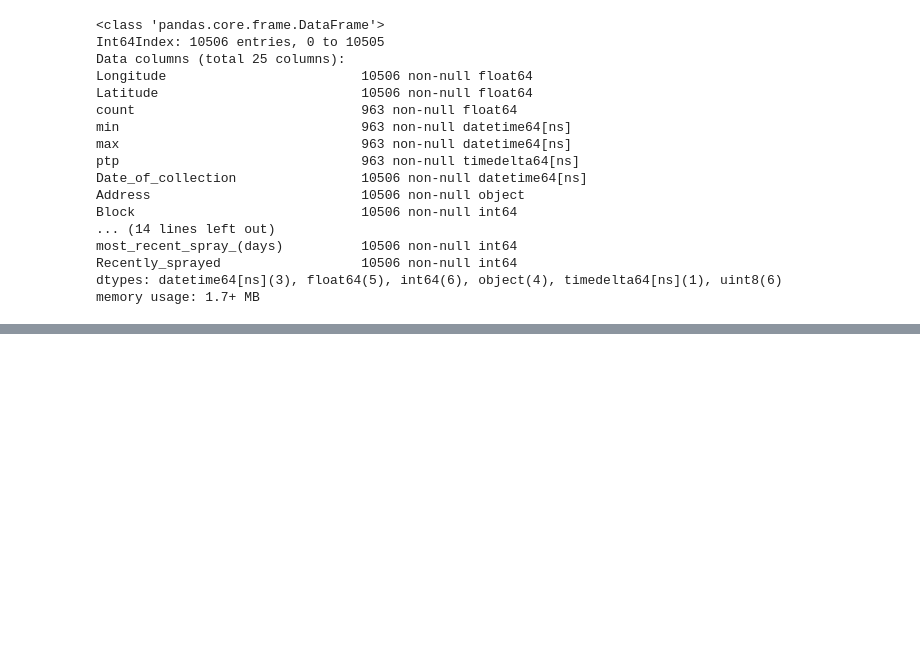
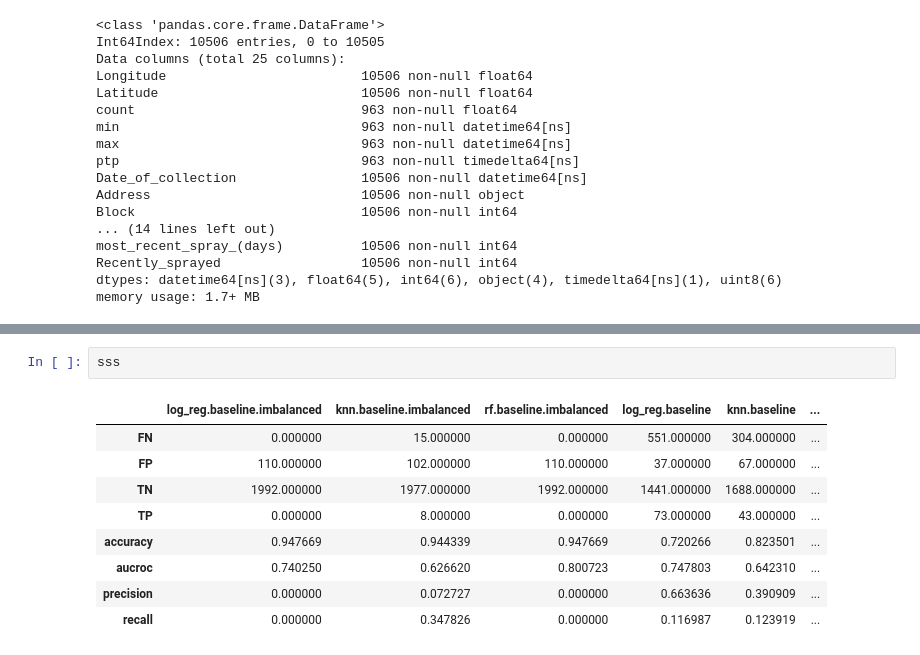
Before and after one commit to Erolino/WestNileVirus_Detection, a Jupyter notebook: WestNileVirus_Detection.ipynb, the cells around one changed output, grey strips where cells are left out. Cells and saved outputs as stored; diff of their text form; blank space fills up the shorter version.

```diff
--- a/WestNileVirus_Detection.ipynb
+++ b/WestNileVirus_Detection.ipynb
@@ -2271,0 +2324,12 @@ memory usage: 1.7+ MB
+# %%
+sss
+# %% [output]
+|  | log_reg.baseline.imbalanced | knn.baseline.imbalanced | rf.baseline.imbalanced | log_reg.baseline | knn.baseline | ... |
+| FN | 0.000000 | 15.000000 | 0.000000 | 551.000000 | 304.000000 | ... |
+| FP | 110.000000 | 102.000000 | 110.000000 | 37.000000 | 67.000000 | ... |
+| TN | 1992.000000 | 1977.000000 | 1992.000000 | 1441.000000 | 1688.000000 | ... |
+| TP | 0.000000 | 8.000000 | 0.000000 | 73.000000 | 43.000000 | ... |
+| accuracy | 0.947669 | 0.944339 | 0.947669 | 0.720266 | 0.823501 | ... |
+| aucroc | 0.740250 | 0.626620 | 0.800723 | 0.747803 | 0.642310 | ... |
+| precision | 0.000000 | 0.072727 | 0.000000 | 0.663636 | 0.390909 | ... |
+| recall | 0.000000 | 0.347826 | 0.000000 | 0.116987 | 0.123919 | ... |
```
Also changed, not shown: parts of 4 cells of this notebook, 2 other files.
